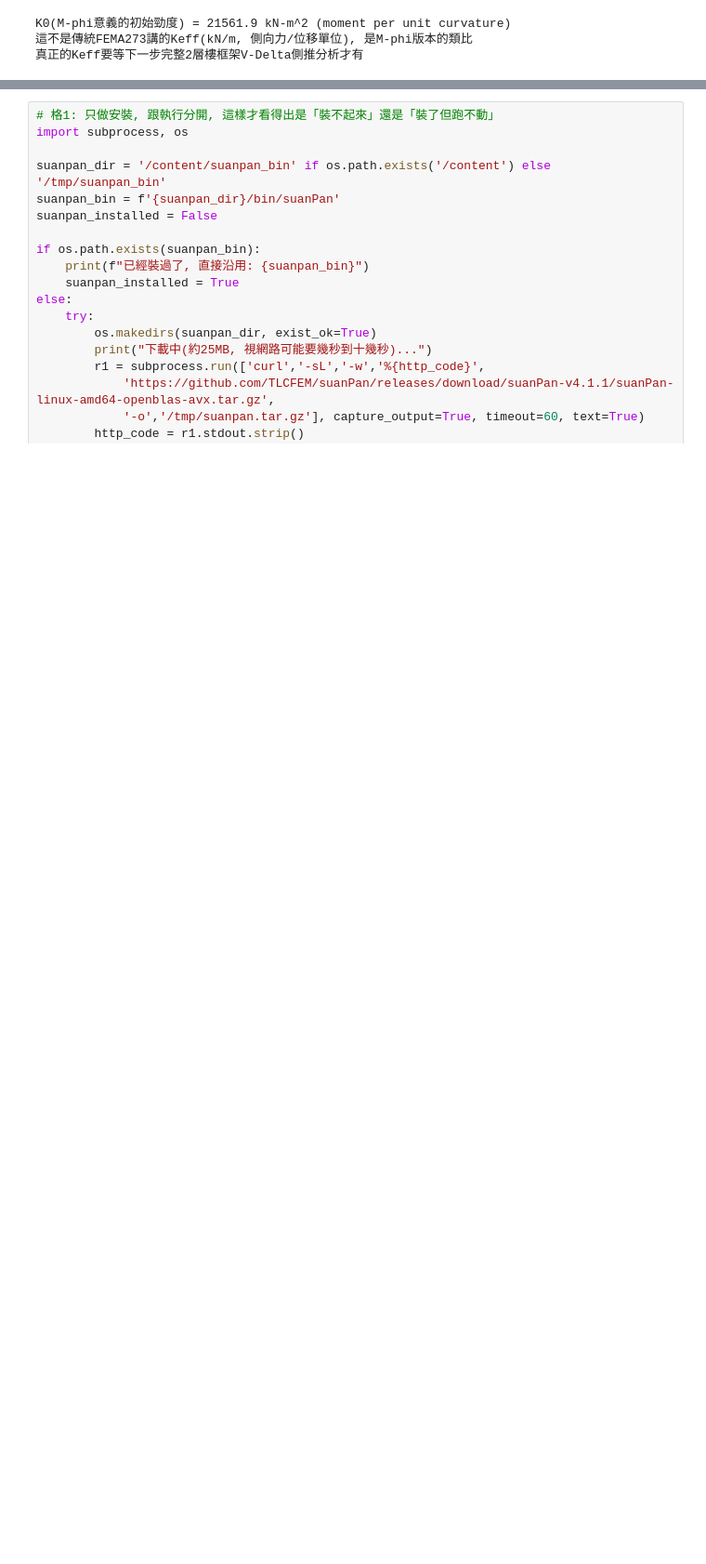
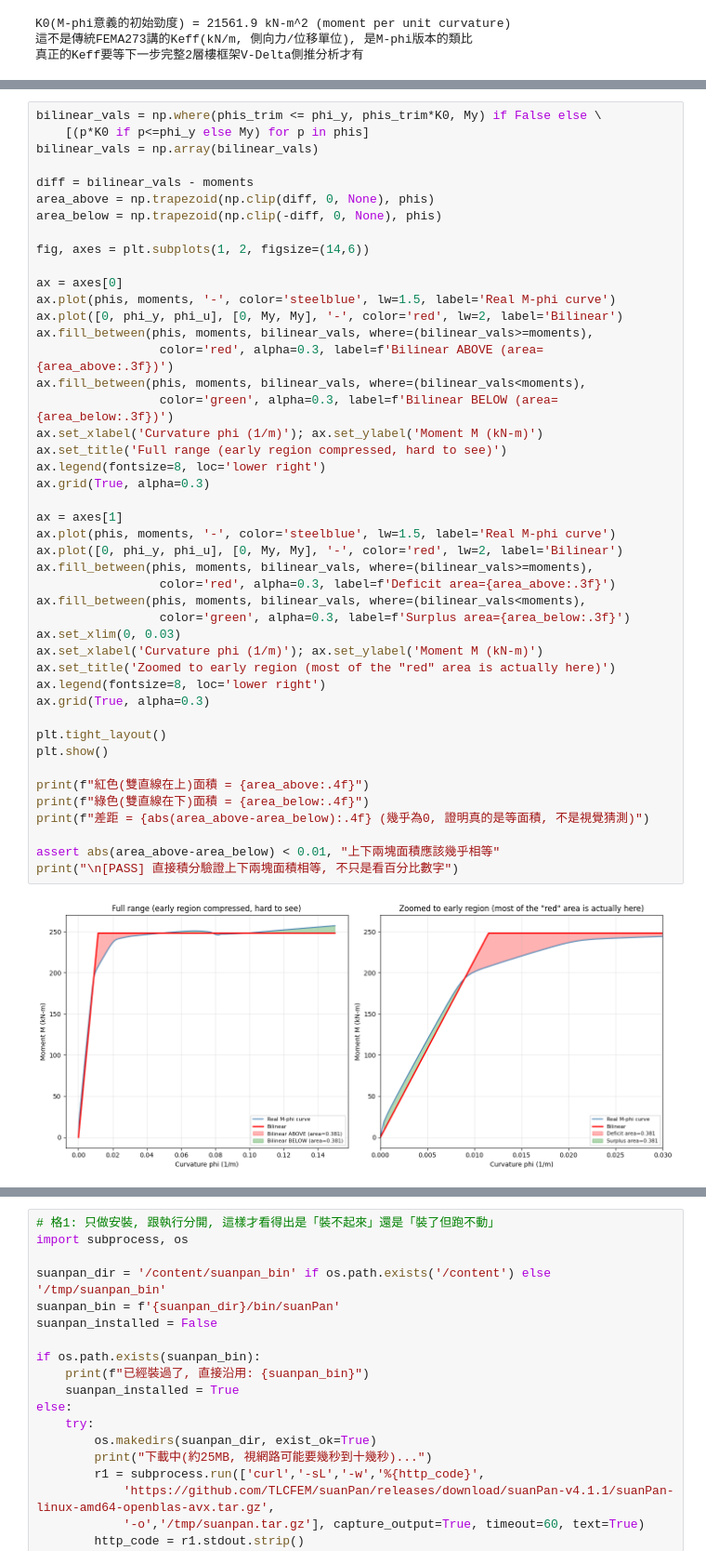
Before and after one commit to zhixiu0223/taiwan-seismic-code-calc, a Jupyter notebook: notebooks/case06_fiber_pm_interaction.ipynb, the cells around one changed output, grey strips where cells are left out. Shown at 93% size. Drawn from its saved outputs; the diff is of its cells as text; blank space fills up the shorter version.

```diff
--- a/notebooks/case06_fiber_pm_interaction.ipynb
+++ b/notebooks/case06_fiber_pm_interaction.ipynb
@@ -689,0 +700,47 @@ K0(M-phi意義的初始勁度) = 21561.9 kN-m^2 (moment per unit curvature)
+# %%
+bilinear_vals = np.where(phis_trim <= phi_y, phis_trim*K0, My) if False else \
+    [(p*K0 if p<=phi_y else My) for p in phis]
+bilinear_vals = np.array(bilinear_vals)
+
+diff = bilinear_vals - moments
+area_above = np.trapezoid(np.clip(diff, 0, None), phis)
+area_below = np.trapezoid(np.clip(-diff, 0, None), phis)
+
+fig, axes = plt.subplots(1, 2, figsize=(14,6))
+
+ax = axes[0]
+ax.plot(phis, moments, '-', color='steelblue', lw=1.5, label='Real M-phi curve')
+ax.plot([0, phi_y, phi_u], [0, My, My], '-', color='red', lw=2, label='Bilinear')
+ax.fill_between(phis, moments, bilinear_vals, where=(bilinear_vals>=moments),
+                 color='red', alpha=0.3, label=f'Bilinear ABOVE (area={area_above:.3f})')
+ax.fill_between(phis, moments, bilinear_vals, where=(bilinear_vals<moments),
+                 color='green', alpha=0.3, label=f'Bilinear BELOW (area={area_below:.3f})')
+ax.set_xlabel('Curvature phi (1/m)'); ax.set_ylabel('Moment M (kN-m)')
+ax.set_title('Full range (early region compressed, hard to see)')
+ax.legend(fontsize=8, loc='lower right')
+ax.grid(True, alpha=0.3)
+
+ax = axes[1]
+ax.plot(phis, moments, '-', color='steelblue', lw=1.5, label='Real M-phi curve')
+ax.plot([0, phi_y, phi_u], [0, My, My], '-', color='red', lw=2, label='Bilinear')
+ax.fill_between(phis, moments, bilinear_vals, where=(bilinear_vals>=moments),
+                 color='red', alpha=0.3, label=f'Deficit area={area_above:.3f}')
+ax.fill_between(phis, moments, bilinear_vals, where=(bilinear_vals<moments),
+                 color='green', alpha=0.3, label=f'Surplus area={area_below:.3f}')
+ax.set_xlim(0, 0.03)
+ax.set_xlabel('Curvature phi (1/m)'); ax.set_ylabel('Moment M (kN-m)')
+ax.set_title('Zoomed to early region (most of the "red" area is actually here)')
+ax.legend(fontsize=8, loc='lower right')
+ax.grid(True, alpha=0.3)
+
+plt.tight_layout()
+plt.show()
+
+print(f"紅色(雙直線在上)面積 = {area_above:.4f}")
+print(f"綠色(雙直線在下)面積 = {area_below:.4f}")
+print(f"差距 = {abs(area_above-area_below):.4f} (幾乎為0, 證明真的是等面積, 不是視覺猜測)")
+
+assert abs(area_above-area_below) < 0.01, "上下兩塊面積應該幾乎相等"
+print("\n[PASS] 直接積分驗證上下兩塊面積相等, 不只是看百分比數字")
+# %% [output]
+[figure, added]
```
Also changed, not shown: parts of 3 cells of this notebook.
